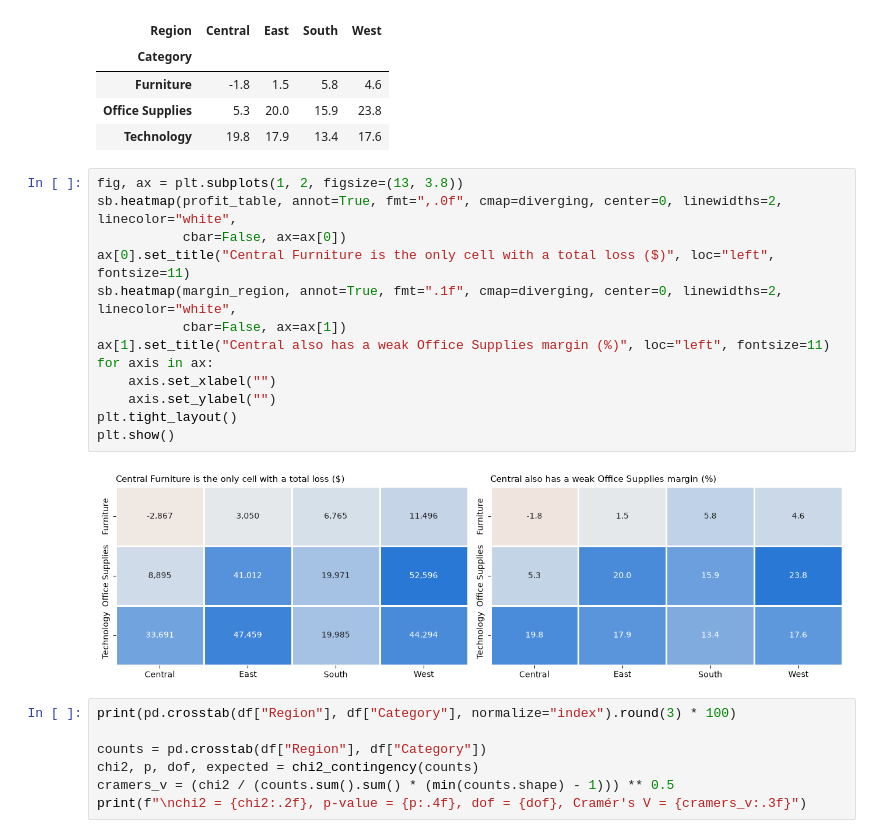
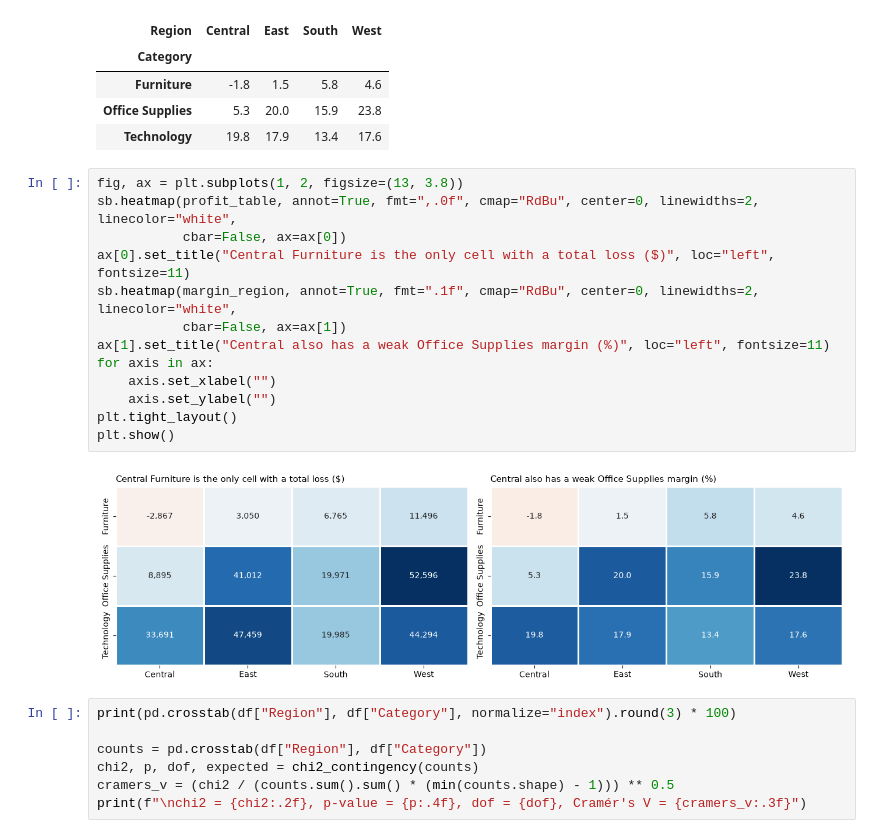
Before and after one commit to lucasorge13/Sales_dataset_emlyon, a Jupyter notebook: part_iii_multivariate_analysis.ipynb, the cells around one changed output. Cells and saved outputs as stored; diff of their text form.

```diff
--- a/part_iii_multivariate_analysis.ipynb
+++ b/part_iii_multivariate_analysis.ipynb
@@ -139,19 +131,19 @@ Profit margin (%) by Category and Region:
 | Technology | 19.8 | 17.9 | 13.4 | 17.6 |
 # %%
 fig, ax = plt.subplots(1, 2, figsize=(13, 3.8))
-sb.heatmap(profit_table, annot=True, fmt=",.0f", cmap=diverging, center=0, linewidths=2, linecolor="white",
+sb.heatmap(profit_table, annot=True, fmt=",.0f", cmap="RdBu", center=0, linewidths=2, linecolor="white",
            cbar=False, ax=ax[0])
 ax[0].set_title("Central Furniture is the only cell with a total loss ($)", loc="left", fontsize=11)
-sb.heatmap(margin_region, annot=True, fmt=".1f", cmap=diverging, center=0, linewidths=2, linecolor="white",
+sb.heatmap(margin_region, annot=True, fmt=".1f", cmap="RdBu", center=0, linewidths=2, linecolor="white",
            cbar=False, ax=ax[1])
 ax[1].set_title("Central also has a weak Office Supplies margin (%)", loc="left", fontsize=11)
 for axis in ax:
     axis.set_xlabel("")
     axis.set_ylabel("")
 plt.tight_layout()
 plt.show()
 # %% [output]
-[figure, old version]
+[figure, new version]
 # %%
 print(pd.crosstab(df["Region"], df["Category"], normalize="index").round(3) * 100)
 
```
Also changed, not shown: parts of 4 cells of this notebook.
